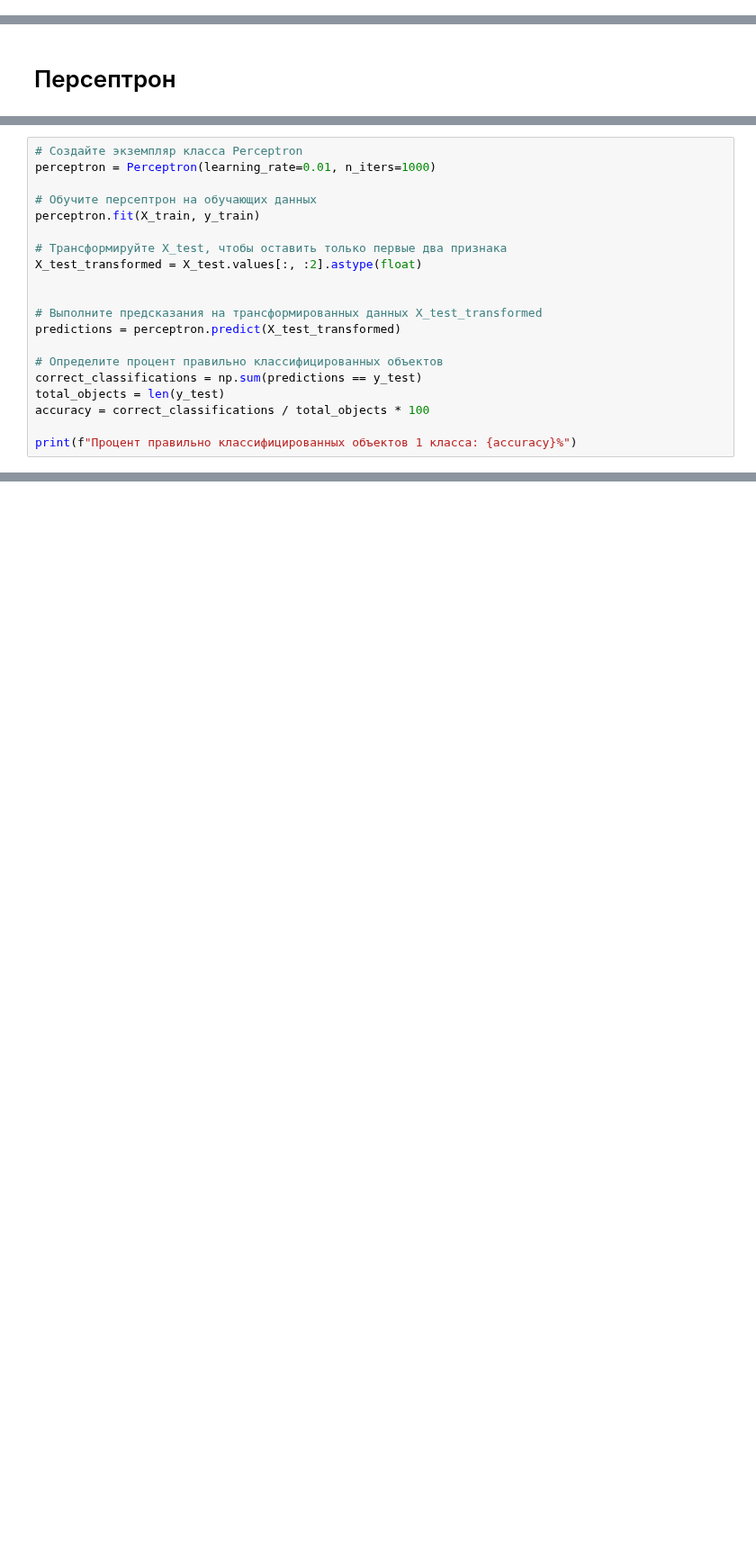
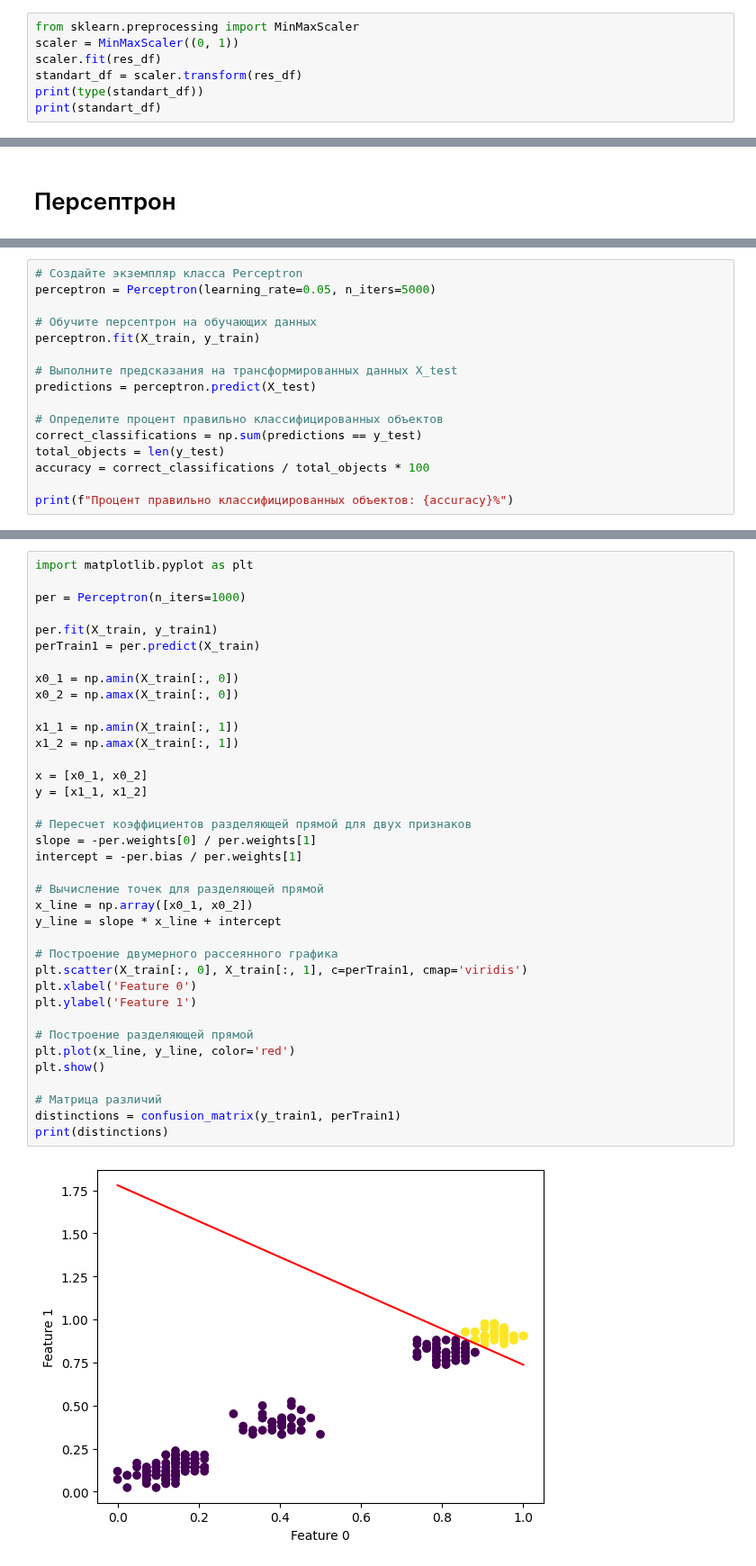
Before and after one commit to MorozovDesu/neural_network_technologies, a Jupyter notebook: "Нейросетевые_технологии_1_Лаба_ipynb".ipynb, the cells around one changed output, grey strips where cells are left out. Shown at 90% size. Cells and saved outputs as stored; diff of their text form; blank space fills up the shorter version.

```diff
--- a/"Нейросетевые_технологии_1_Лаба_ipynb".ipynb
+++ b/"Нейросетевые_технологии_1_Лаба_ipynb".ipynb
@@ -145,0 +130,7 @@ standart_df.describe()
+# %%
+from sklearn.preprocessing import MinMaxScaler
+scaler = MinMaxScaler((0, 1))
+scaler.fit(res_df)
+standart_df = scaler.transform(res_df)
+print(type(standart_df))
+print(standart_df)
@@ -288,21 +293,17 @@ print("Форма X_test_transformed:", X_test_transformed.shape)
 # %%
 # Создайте экземпляр класса Perceptron
-perceptron = Perceptron(learning_rate=0.01, n_iters=1000)
+perceptron = Perceptron(learning_rate=0.05, n_iters=5000)
 
 # Обучите персептрон на обучающих данных
 perceptron.fit(X_train, y_train)
 
-# Трансформируйте X_test, чтобы оставить только первые два признака
-X_test_transformed = X_test.values[:, :2].astype(float)
-
-
-# Выполните предсказания на трансформированных данных X_test_transformed
-predictions = perceptron.predict(X_test_transformed)
+# Выполните предсказания на трансформированных данных X_test
+predictions = perceptron.predict(X_test)
 
 # Определите процент правильно классифицированных объектов
 correct_classifications = np.sum(predictions == y_test)
 total_objects = len(y_test)
 accuracy = correct_classifications / total_objects * 100
 
-print(f"Процент правильно классифицированных объектов 1 класса: {accuracy}%")
+print(f"Процент правильно классифицированных объектов: {accuracy}%")
 # %% [output]
@@ -309,0 +347,39 @@ ValueError: ignored
+# %%
+import matplotlib.pyplot as plt
+
+per = Perceptron(n_iters=1000)
+
+per.fit(X_train, y_train1)
+perTrain1 = per.predict(X_train)
+
+x0_1 = np.amin(X_train[:, 0])
+x0_2 = np.amax(X_train[:, 0])
+
+x1_1 = np.amin(X_train[:, 1])
+x1_2 = np.amax(X_train[:, 1])
+
+x = [x0_1, x0_2]
+y = [x1_1, x1_2]
+
+# Пересчет коэффициентов разделяющей прямой для двух признаков
+slope = -per.weights[0] / per.weights[1]
+intercept = -per.bias / per.weights[1]
+
+# Вычисление точек для разделяющей прямой
+x_line = np.array([x0_1, x0_2])
+y_line = slope * x_line + intercept
+
+# Построение двумерного рассеянного графика
+plt.scatter(X_train[:, 0], X_train[:, 1], c=perTrain1, cmap='viridis')
+plt.xlabel('Feature 0')
+plt.ylabel('Feature 1')
+
+# Построение разделяющей прямой
+plt.plot(x_line, y_line, color='red')
+plt.show()
+
+# Матрица различий
+distinctions = confusion_matrix(y_train1, perTrain1)
+print(distinctions)
+# %% [output]
+[figure, added]
```
Also changed, not shown: parts of 18 cells of this notebook.
